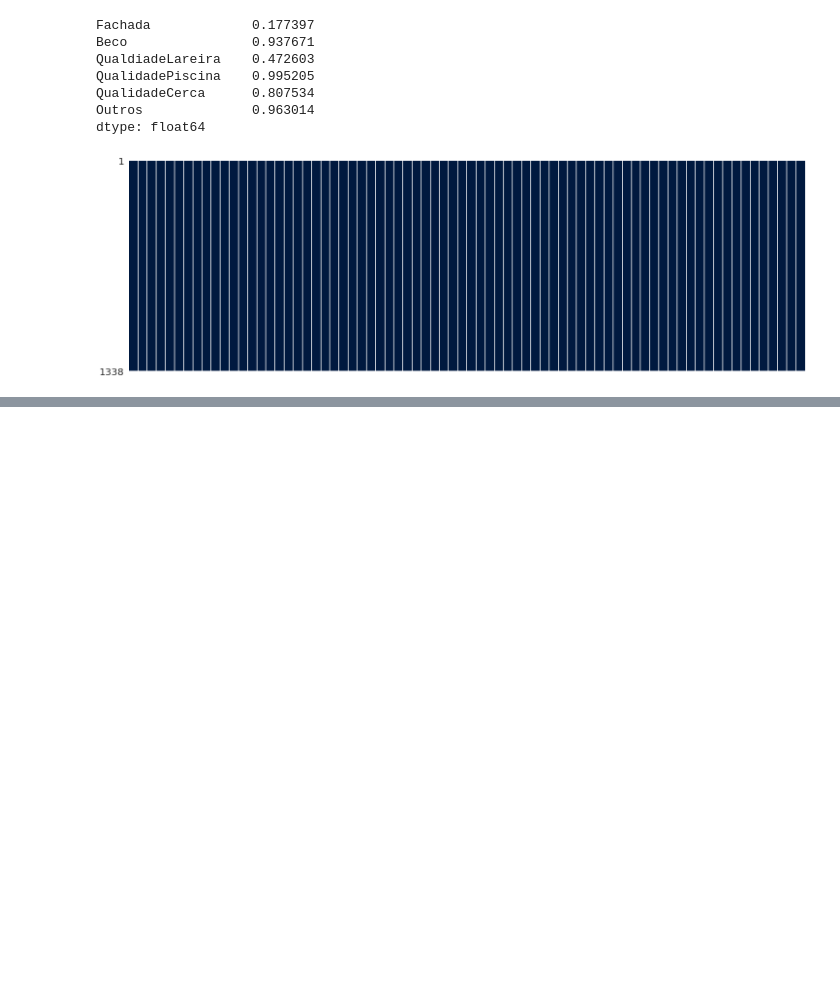
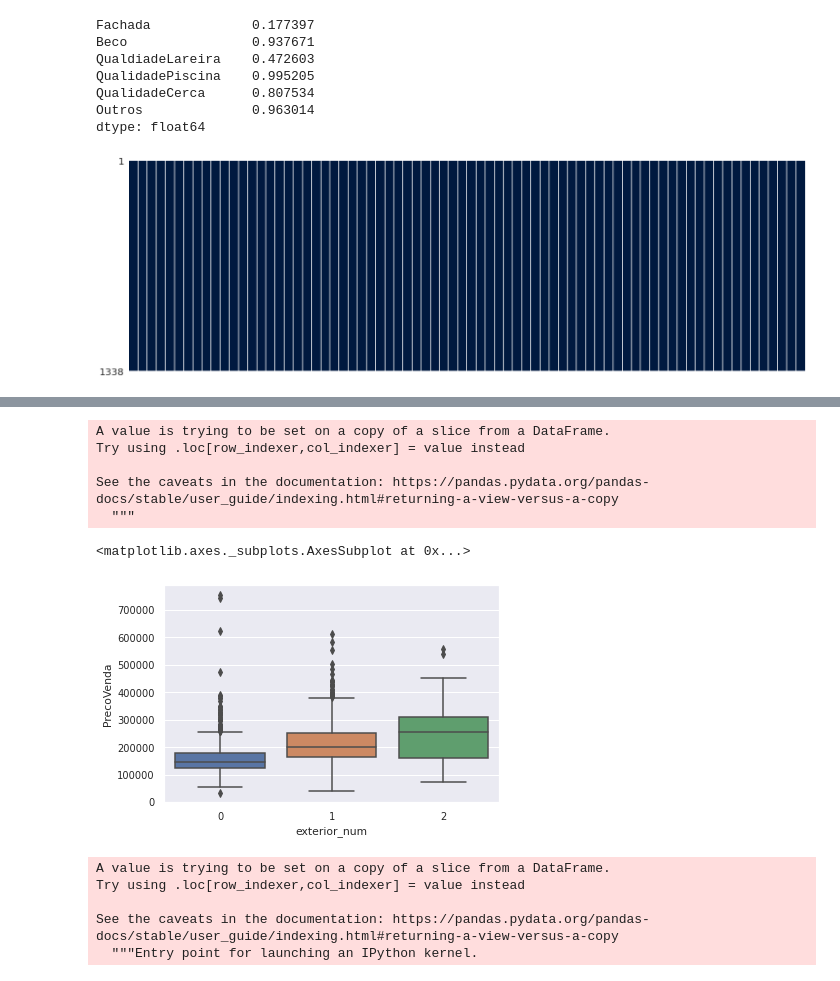
Before and after one commit to DionesGouvea/House-Price-Prediction-QuintoAndar, a Jupyter notebook: Precificação_de_imóveis_Quinto_Andar.ipynb, the cells around one changed output, grey strips where cells are left out. Drawn from its saved outputs; the diff is of its cells as text; code cells hidden in the pictures; blank space fills up the shorter version.

```diff
--- a/Precificação_de_imóveis_Quinto_Andar.ipynb
+++ b/Precificação_de_imóveis_Quinto_Andar.ipynb
@@ -284,0 +328,28 @@ msno.matrix(df, figsize = (25, 8), color = (0, 0.1, 0.25), sparkline = False);
+# %%
+#criando um map para separar os tipos de materiais em 3 categorias
+exterMap = {'MetalSd':0,'Wd Sdng':0,'HdBoard':0,'WdShing':0,'Plywood':0,'Stucco':0,'AsbShng':0,'BrkComm':0,'Brk Cmm':0,'AsphShn':0,'CBlock':0,
+            'VinylSd':1,'BrkFace':1,'ImStucc':1,
+            'Other':2,'CemntBd':2,'Stone':2}
+
+#aplicando o map
+df['exterior_num'] = df['Exterior1'].map(exterMap)
+# %% [output]
+A value is trying to be set on a copy of a slice from a DataFrame.
+Try using .loc[row_indexer,col_indexer] = value instead
+
+See the caveats in the documentation: https://pandas.pydata.org/pandas-docs/stable/user_guide/indexing.html#returning-a-view-versus-a-copy
+  """
+# %%
+#visualizando a variação dos preços tipos de materias na nova feature
+sns.boxplot(x='exterior_num', y='PrecoVenda', data=df)
+# %% [output]
+<matplotlib.axes._subplots.AxesSubplot at 0x...>
+[figure, added]
+# %%
+df['Altura_Porao_Num'] = df['AlturaPorao'].map({'Ex':9.0,'Gd':8.0,'TA':7.0,'Fa': 6.0, 'Po':5.0, 'NA':0})
+# %% [output]
+A value is trying to be set on a copy of a slice from a DataFrame.
+Try using .loc[row_indexer,col_indexer] = value instead
+
+See the caveats in the documentation: https://pandas.pydata.org/pandas-docs/stable/user_guide/indexing.html#returning-a-view-versus-a-copy
+  """Entry point for launching an IPython kernel.
```
Also changed, not shown: parts of 9 cells of this notebook.
